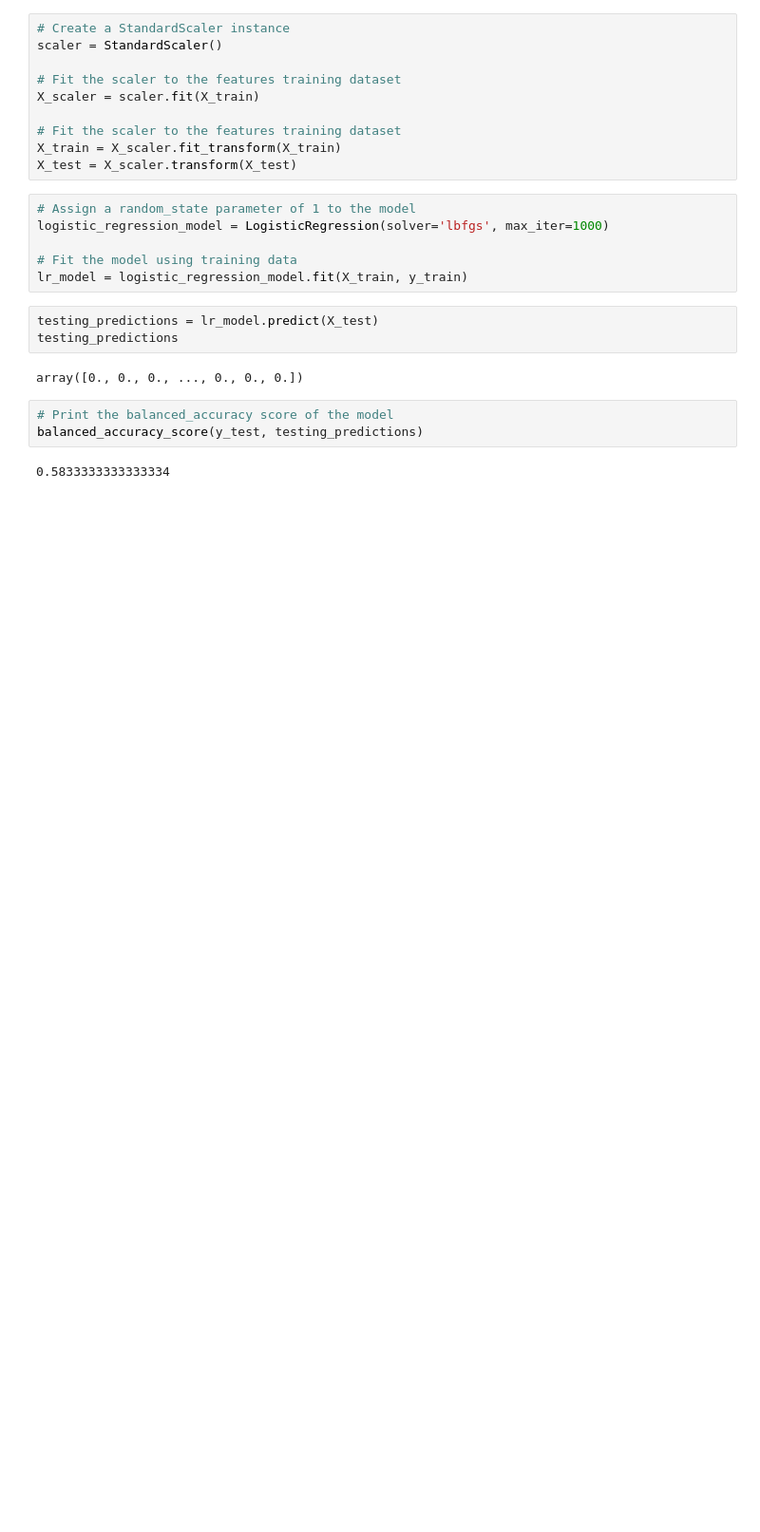
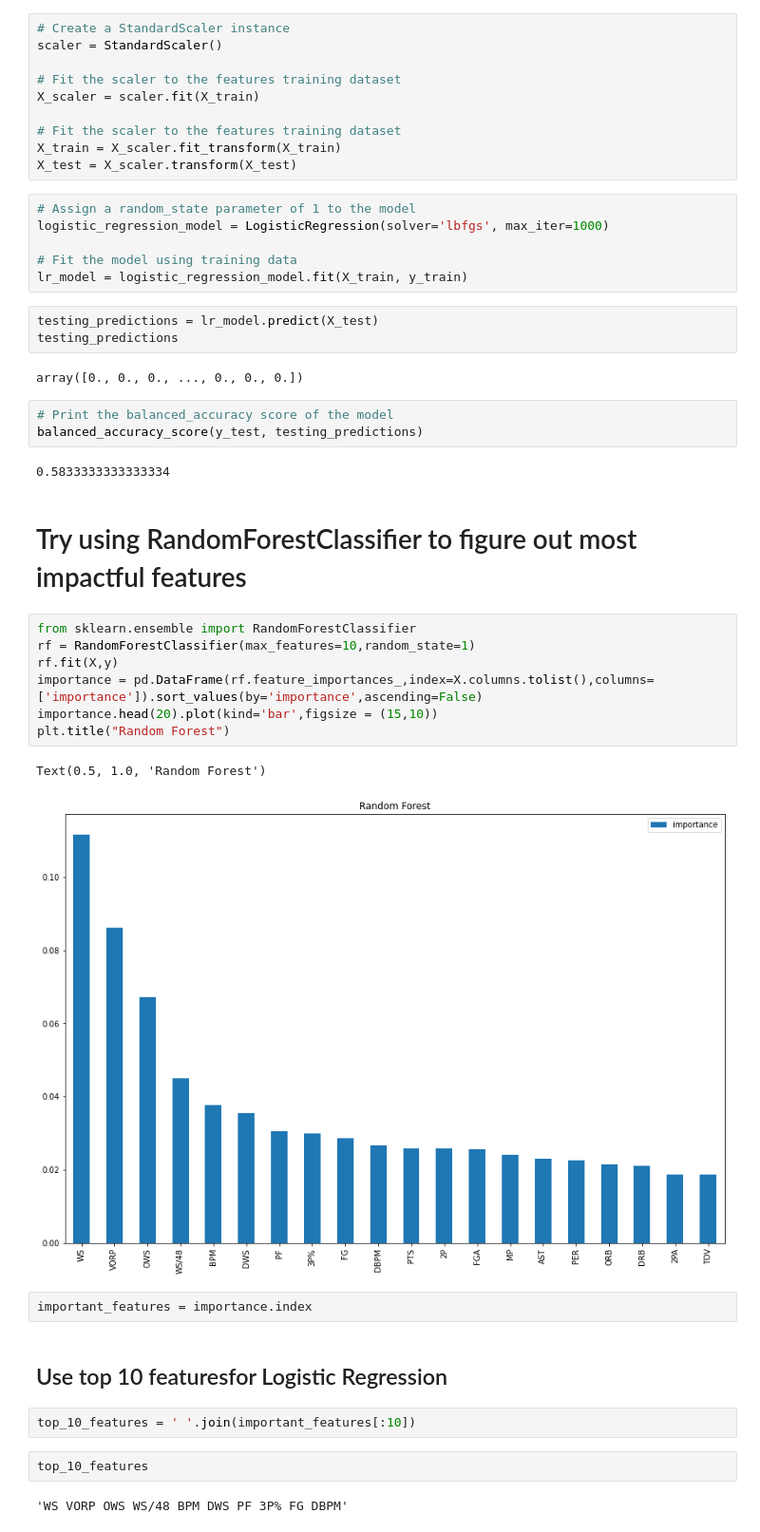
Before and after one commit to dcmar18/NBA-MVP, a Jupyter notebook: data_analysis.ipynb, the cells around one changed output. Shown at 95% size. Saved outputs shown, nothing was run; the diff lists cells and outputs as text; blank space fills up the shorter version.

Commit message:
Added code for using RandomForestClassifier to determine features to use and used top 10 features for logistic regression model

```diff
--- a/data_analysis.ipynb
+++ b/data_analysis.ipynb
@@ -249,3 +249,25 @@ array([0., 0., 0., ..., 0., 0., 0.])
 balanced_accuracy_score(y_test, testing_predictions)
 # %% [output]
 0.5833333333333334
+# %% [markdown]
+# Try using RandomForestClassifier to figure out most impactful features
+# %%
+from sklearn.ensemble import RandomForestClassifier
+rf = RandomForestClassifier(max_features=10,random_state=1)
+rf.fit(X,y)
+importance = pd.DataFrame(rf.feature_importances_,index=X.columns.tolist(),columns=['importance']).sort_values(by='importance',ascending=False)
+importance.head(20).plot(kind='bar',figsize = (15,10))
+plt.title("Random Forest")
+# %% [output]
+Text(0.5, 1.0, 'Random Forest')
+[figure, added]
+# %%
+important_features = importance.index
+# %% [markdown]
+## Use top 10 featuresfor Logistic Regression
+# %%
+top_10_features = ' '.join(important_features[:10])
+# %%
+top_10_features
+# %% [output]
+'WS VORP OWS WS/48 BPM DWS PF 3P% FG DBPM'
```
Also changed, not shown: parts of 5 cells of this notebook.
